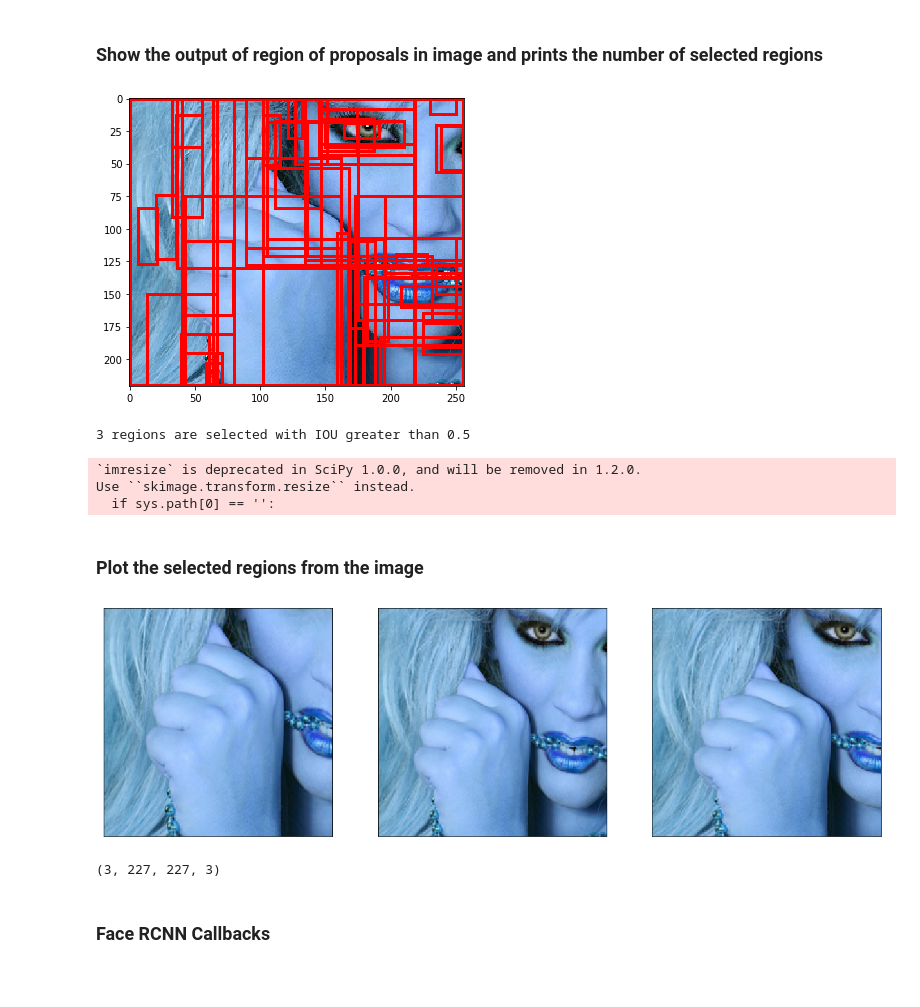
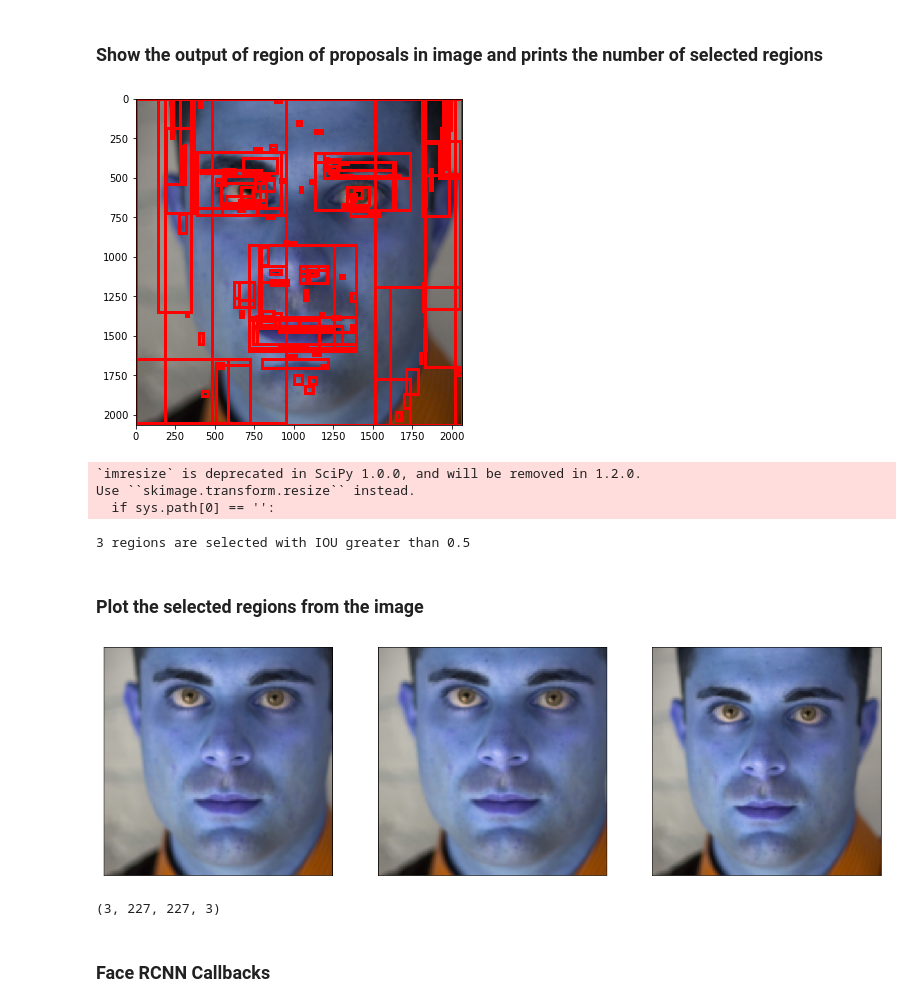
Before and after one commit to pasrichashivam/hyperface_deep_multi-task-learning_keras_implementation, a Jupyter notebook: hyperface.ipynb, the cells around one changed output. Drawn from its saved outputs; the diff is of its cells as text; code cells hidden in the pictures; blank space fills up the shorter version.

Commit message:
added sample data

```diff
--- a/hyperface.ipynb
+++ b/hyperface.ipynb
@@ -20,7 +19,7 @@ from IPython.display import SVG
 # %% [markdown]
 ### Load Dataset
 # %%
-dataset = np.load('hyf_data.npy')
+dataset = np.load('data/sample_data.npy')
 X = dataset.copy()
 # %% [markdown]
 #### Function to plot the images
@@ -202,14 +201,14 @@ def region_of_proposals(image):
 # %% [markdown]
 ### Show the output of region of proposals in image and prints the number of selected regions
 # %%
-rops = region_of_proposals(X[:,0][1])
+rops = region_of_proposals(X[:,0][0])
 print('\n' + str(rops.shape[0]) + ' regions are selected with IOU greater than 0.5')
 # %% [output]
-[figure, old version]
+[figure, new version]
-3 regions are selected with IOU greater than 0.5
+`imresize` is deprecated in SciPy 1.0.0, and will be removed in 1.2.0.
+Use ``skimage.transform.resize`` instead.
+  if sys.path[0] == '':
-`imresize` is deprecated in SciPy 1.0.0, and will be removed in 1.2.0.
-Use ``skimage.transform.resize`` instead.
-  if sys.path[0] == '':
+3 regions are selected with IOU greater than 0.5
 # %% [markdown]
 ### Plot the selected regions from the image
 # %%
@@ -224,7 +223,7 @@ def plot_rops(rop):
 plot_rops(rops)
 print(rops.shape)
 # %% [output]
-[figure, old version]
+[figure, new version]
 (3, 227, 227, 3)
 # %% [markdown]
 ### Face RCNN Callbacks
```
Also changed, not shown: parts of 9 cells of this notebook, 2 other files.
